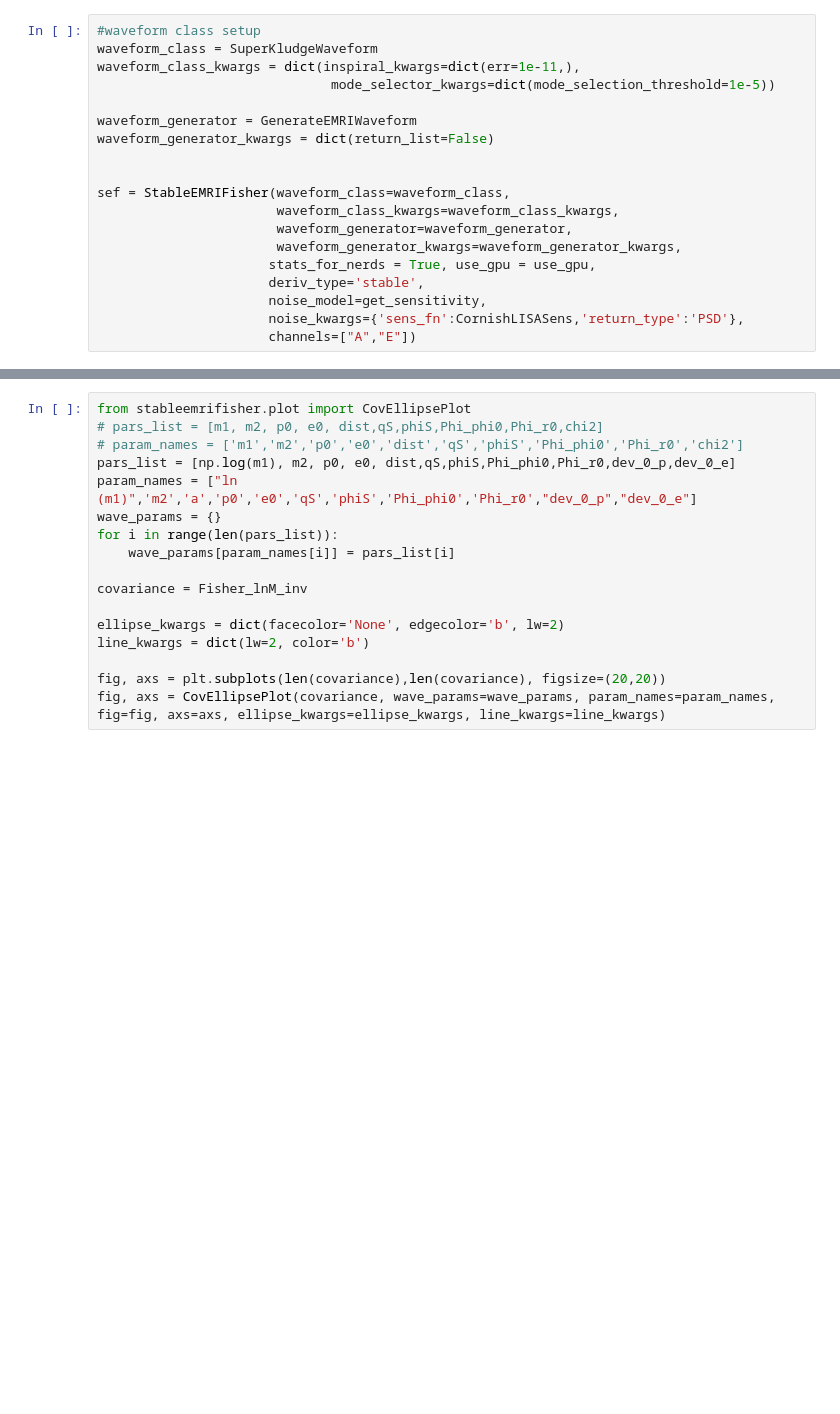
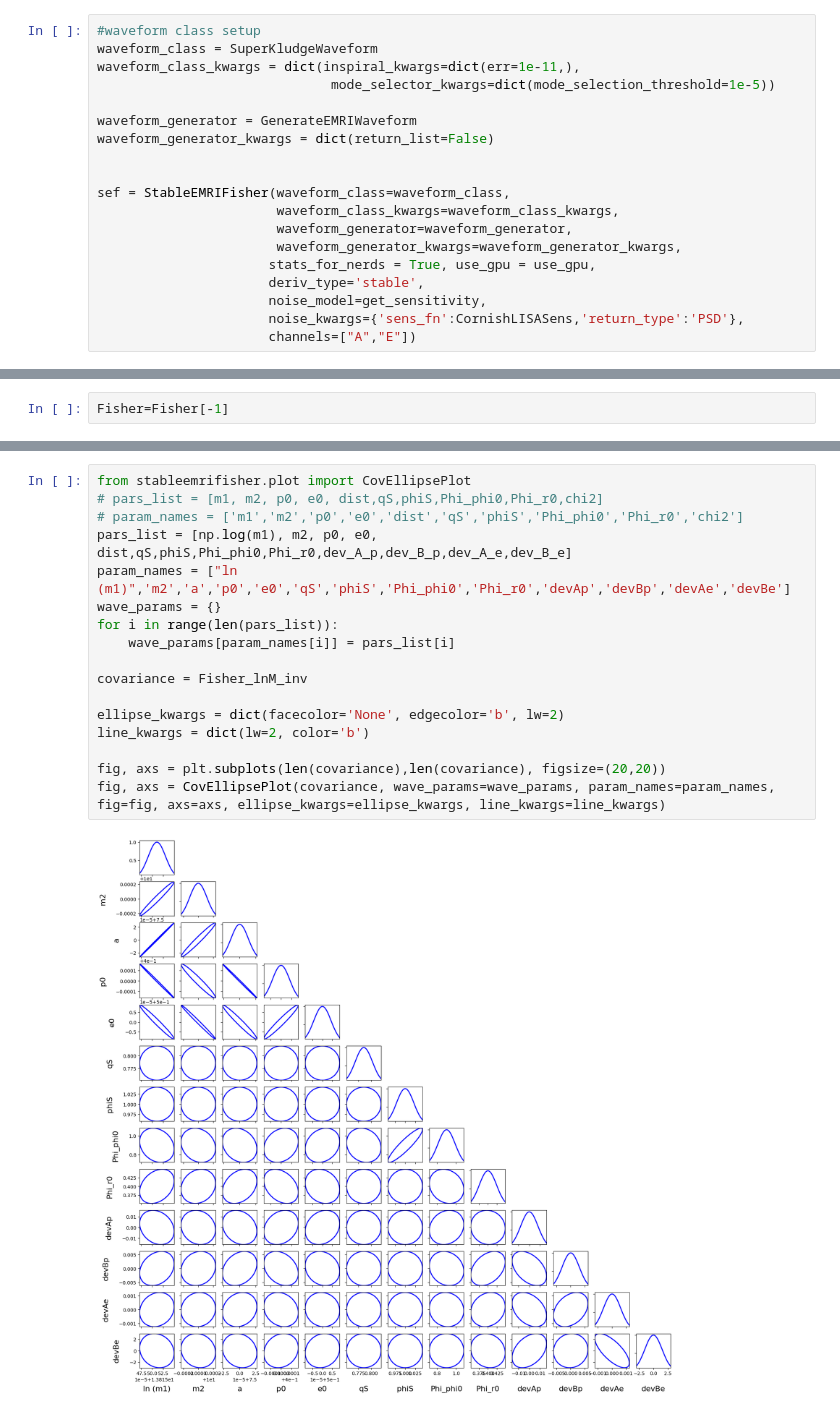
Before and after one commit to rishavrste/SuperKludge_r, a Jupyter notebook: Fisher_2_5PN/fisher_t_1.ipynb, the cells around one changed output, grey strips where cells are left out. Saved outputs shown, nothing was run; the diff lists cells and outputs as text; blank space fills up the shorter version.

```diff
--- a/Fisher_2_5PN/fisher_t_1.ipynb
+++ b/Fisher_2_5PN/fisher_t_1.ipynb
@@ -282,4 +281,6 @@ Gamma_ii for qS: 38544.40016436434
 ... (11 outputs left out)
+# %%
+Fisher=Fisher[-1]
 # %%
 from stableemrifisher.utils import fishinv
 J = np.eye(len(Fisher))
@@ -296,17 +313,19 @@ np.sum(np.matmul(Fisher_lnM,Fisher_lnM_inv))
 # %%
 from stableemrifisher.plot import CovEllipsePlot
 # pars_list = [m1, m2, p0, e0, dist,qS,phiS,Phi_phi0,Phi_r0,chi2]
 # param_names = ['m1','m2','p0','e0','dist','qS','phiS','Phi_phi0','Phi_r0','chi2']
-pars_list = [np.log(m1), m2, p0, e0, dist,qS,phiS,Phi_phi0,Phi_r0,dev_0_p,dev_0_e]
-param_names = ["ln (m1)",'m2','a','p0','e0','qS','phiS','Phi_phi0','Phi_r0',"dev_0_p","dev_0_e"]
+pars_list = [np.log(m1), m2, p0, e0, dist,qS,phiS,Phi_phi0,Phi_r0,dev_A_p,dev_B_p,dev_A_e,dev_B_e]
+param_names = ["ln (m1)",'m2','a','p0','e0','qS','phiS','Phi_phi0','Phi_r0','devAp','devBp','devAe','devBe']
 wave_params = {}
 for i in range(len(pars_list)):
     wave_params[param_names[i]] = pars_list[i]
 
 covariance = Fisher_lnM_inv
 
 ellipse_kwargs = dict(facecolor='None', edgecolor='b', lw=2)
 line_kwargs = dict(lw=2, color='b')
 
 fig, axs = plt.subplots(len(covariance),len(covariance), figsize=(20,20))
 fig, axs = CovEllipsePlot(covariance, wave_params=wave_params, param_names=param_names, fig=fig, axs=axs, ellipse_kwargs=ellipse_kwargs, line_kwargs=line_kwargs)
+# %% [output]
+[figure, added]
```
Also changed, not shown: parts of 5 cells of this notebook, 13 other files.
